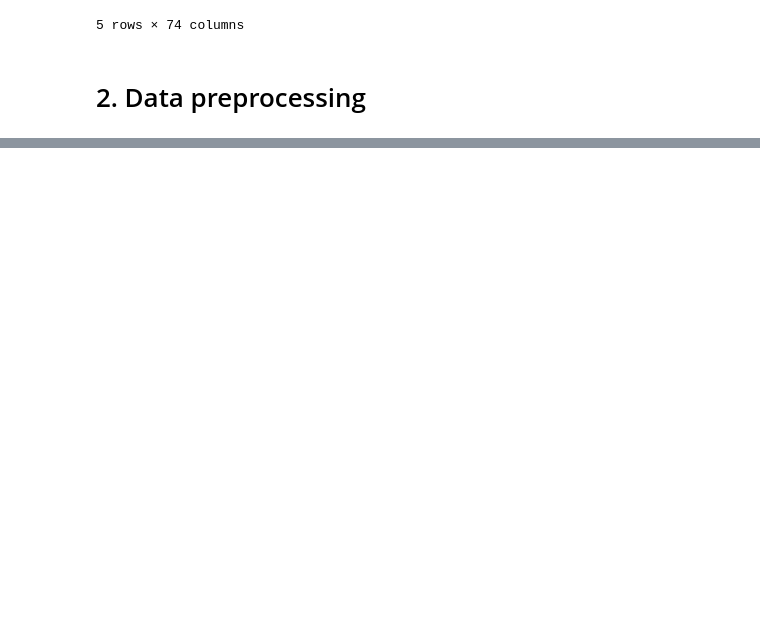
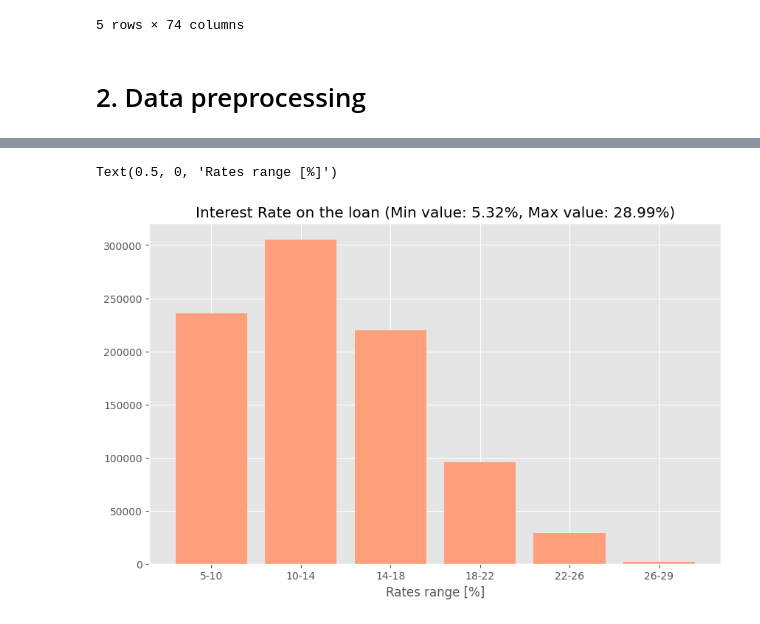
Before and after one commit to KamilShape/credit_risk_analysis, a Jupyter notebook: credit_risk_analysis.ipynb, the cells around one changed output, grey strips where cells are left out. Drawn from its saved outputs; the diff is of its cells as text; code cells hidden in the pictures; blank space fills up the shorter version.

```diff
--- a/credit_risk_analysis.ipynb
+++ b/credit_risk_analysis.ipynb
@@ -74,3 +56,3 @@ loan.info()
 # %%
-loan.fillna(0)
+loan2.fillna(0, inplace = True)
 # %% [output]
@@ -89,0 +84,4 @@ loan.fillna(0)
+# %%
+loan2.loc[loan2['loan_status'].isin(['Issued','Current','Does not meet the credit policy. Status:Fully Paid', 'Fully Paid']), 'loan_category'] = 1
+loan2.loc[loan2['loan_status'].isin(['In Grace Period', 'Late (16-30 days)', 'Late (31-120 days)']), 'loan_category'] = 2
+loan2.loc[loan2['loan_status'].isin(['Charged Off' , 'Does not meet the credit policy. Status:Charged Off', 'Default']), 'loan_category'] = 3
@@ -89,0 +111,2 @@ loan.fillna(0)
+# %%
+loan2['int_range'] = pd.cut(loan2['int_rate'], bins = [5,10.01,14.01,18.01,22.01,26.01,29.01], labels = ['5-10','10-14','14-18','18-22','22-26','26-29'])
@@ -89,0 +119,2 @@ loan.fillna(0)
+# %%
+loan_int_range_df = pd.DataFrame(loan2['int_range'].value_counts()).reset_index().sort_values(by='index')
@@ -89,0 +131,9 @@ loan.fillna(0)
+# %%
+plt.style.use('ggplot')
+fig, ax = plt.subplots(figsize = (10,6))
+ax.bar(loan_int_range_df['index'], loan_int_range_df['int_range'], color='lightsalmon')
+ax.set_title('Interest Rate on the loan (Min value: 5.32%, Max value: 28.99%)')
+ax.set_xlabel('Rates range [%]')
+# %% [output]
+Text(0.5, 0, 'Rates range [%]')
+[figure, added]
```
Also changed, not shown: parts of 20 cells of this notebook.
